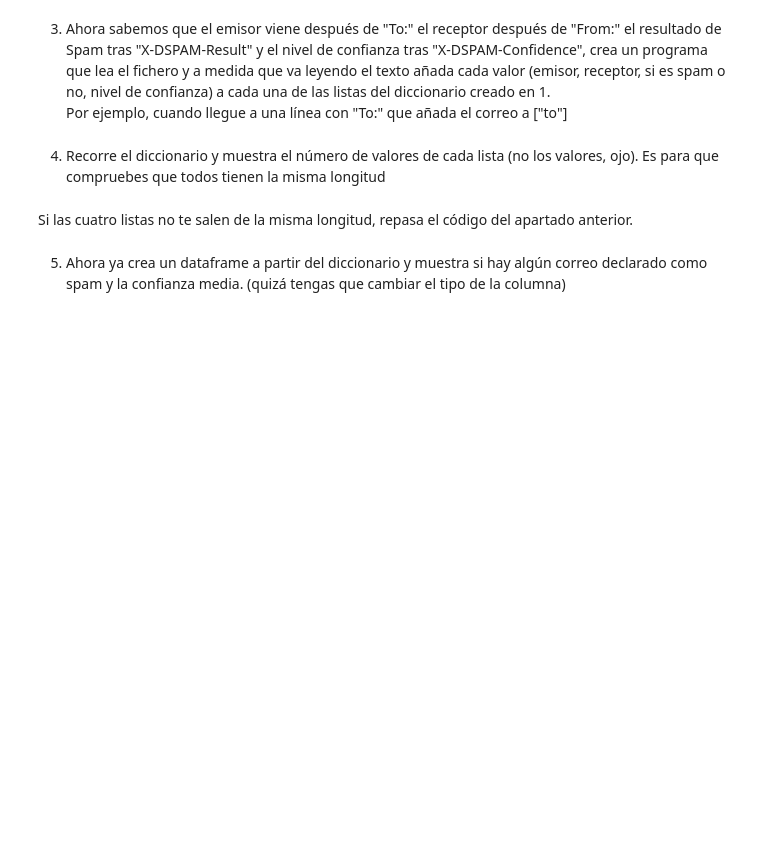
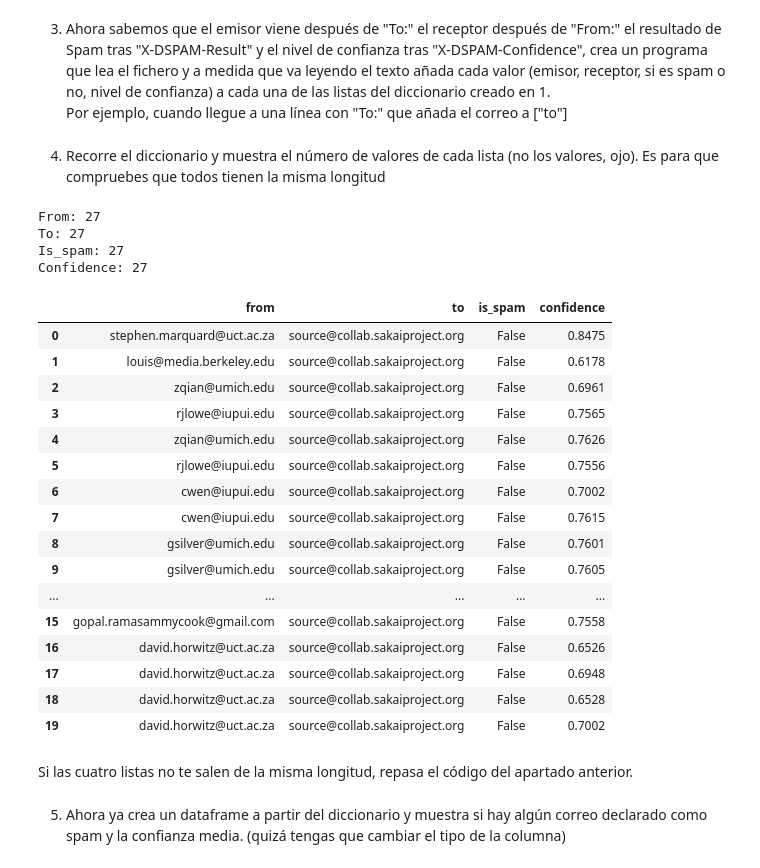
Before and after one commit to calajo/ONLINE_DS_THEBRIDGE_jorgegp, a Jupyter notebook: Sprint_05/Unidad_02_Procesado_Datos_Internos_Ficheros/03_Practica_Obligatoria/18_Practica_Obligatoria_Ficheros.ipynb, the cells around one changed output. Drawn from its saved outputs; the diff is of its cells as text; code cells hidden in the pictures; blank space fills up the shorter version.

```diff
--- a/Sprint_05/Unidad_02_Procesado_Datos_Internos_Ficheros/03_Practica_Obligatoria/18_Practica_Obligatoria_Ficheros.ipynb
+++ b/Sprint_05/Unidad_02_Procesado_Datos_Internos_Ficheros/03_Practica_Obligatoria/18_Practica_Obligatoria_Ficheros.ipynb
@@ -29,6 +29,10 @@ city_sales_sucio.xlsx
 spam.csv
 # %% [markdown]
 1. Ahora crea una variable `fichero_texto`, otra `fichero_excel` y otra `fichero_xml` y asigna a cada una la ruta para acceder a cada tipo de fichero que te hayas encontrado en la salida del apartado anterior. Como recordarás una ruta es el camino para acceder a un fichero, en este caso incluye el path y el nombre del fichero (ojo os.listdir no te da el path, te da el nombre del fichero)
+# %%
+fichero_texto = f"./data/mbox.txt"
+fichero_excel = f"./data/city_sales_sucio.xlsx"
+fichero_xml = f"./data/OptaF24.xml"
 # %% [markdown]
 ## #1 Fichero excel
 # %% [markdown]
@@ -54,2 +176,18 @@ Vamos a leer ahora el fichero indicado en la ruta contenida en `fichero_texto`,
 # %% [markdown]
 2. Lee el fichero (usando `with open...`) y muestra las primeras 60 filas por pantalla, así podrás ver como es más o menos la estructura del mismo
+# %%
+try:
+    f = open(fichero_texto, "r", encoding="utf-8", errors="ignore")
+    contador = 0
+    linea = f.readline()
+    while contador < 60:
+        if not linea:
+            print("Fin del fichero.")
+            contador = 60
+        else:
+            print(linea.strip())
+            contador = contador + 1
+            linea = f.readline()
+    f.close()
+except Exception as e:
+    print("Ha ocurrido un error al leer el fichero:", e)
@@ -59,5 +277,37 @@ Por ejemplo, cuando llegue a una línea con "To:" que añada el correo a <diccio
 # %% [markdown]
 4. Recorre el diccionario y muestra el número de valores de cada lista (no los valores, ojo). Es para que compruebes que todos tienen la misma longitud
+# %%
+import pandas as pd
+
+print(f"From: {len(email_data["from"])}")
+print(f"To: {len(email_data["to"])}")
+print(f"Is_spam: {len(email_data["is_spam"])}")
+print(f"Confidence: {len(email_data["confidence"])}")
+
+df_emails = pd.DataFrame(email_data)
+df_emails.head(20)
+# %% [output]
+From: 27
+To: 27
+Is_spam: 27
+Confidence: 27
+|  | from | to | is_spam | confidence |
+| 0 | stephen.marquard@uct.ac.za | source@collab.sakaiproject.org | False | 0.8475 |
+| 1 | louis@media.berkeley.edu | source@collab.sakaiproject.org | False | 0.6178 |
+| 2 | zqian@umich.edu | source@collab.sakaiproject.org | False | 0.6961 |
+| 3 | rjlowe@iupui.edu | source@collab.sakaiproject.org | False | 0.7565 |
+| 4 | zqian@umich.edu | source@collab.sakaiproject.org | False | 0.7626 |
+| 5 | rjlowe@iupui.edu | source@collab.sakaiproject.org | False | 0.7556 |
+| 6 | cwen@iupui.edu | source@collab.sakaiproject.org | False | 0.7002 |
+| 7 | cwen@iupui.edu | source@collab.sakaiproject.org | False | 0.7615 |
+| 8 | gsilver@umich.edu | source@collab.sakaiproject.org | False | 0.7601 |
+| 9 | gsilver@umich.edu | source@collab.sakaiproject.org | False | 0.7605 |
+| ... | ... | ... | ... | ... |
+| 15 | gopal.ramasammycook@gmail.com | source@collab.sakaiproject.org | False | 0.7558 |
+| 16 | david.horwitz@uct.ac.za | source@collab.sakaiproject.org | False | 0.6526 |
+| 17 | david.horwitz@uct.ac.za | source@collab.sakaiproject.org | False | 0.6948 |
+| 18 | david.horwitz@uct.ac.za | source@collab.sakaiproject.org | False | 0.6528 |
+| 19 | david.horwitz@uct.ac.za | source@collab.sakaiproject.org | False | 0.7002 |
 # %% [markdown]
 Si las cuatro listas no te salen de la misma longitud, repasa el código del apartado anterior.
 # %% [markdown]
```
Also changed, not shown: parts of 16 cells of this notebook.
